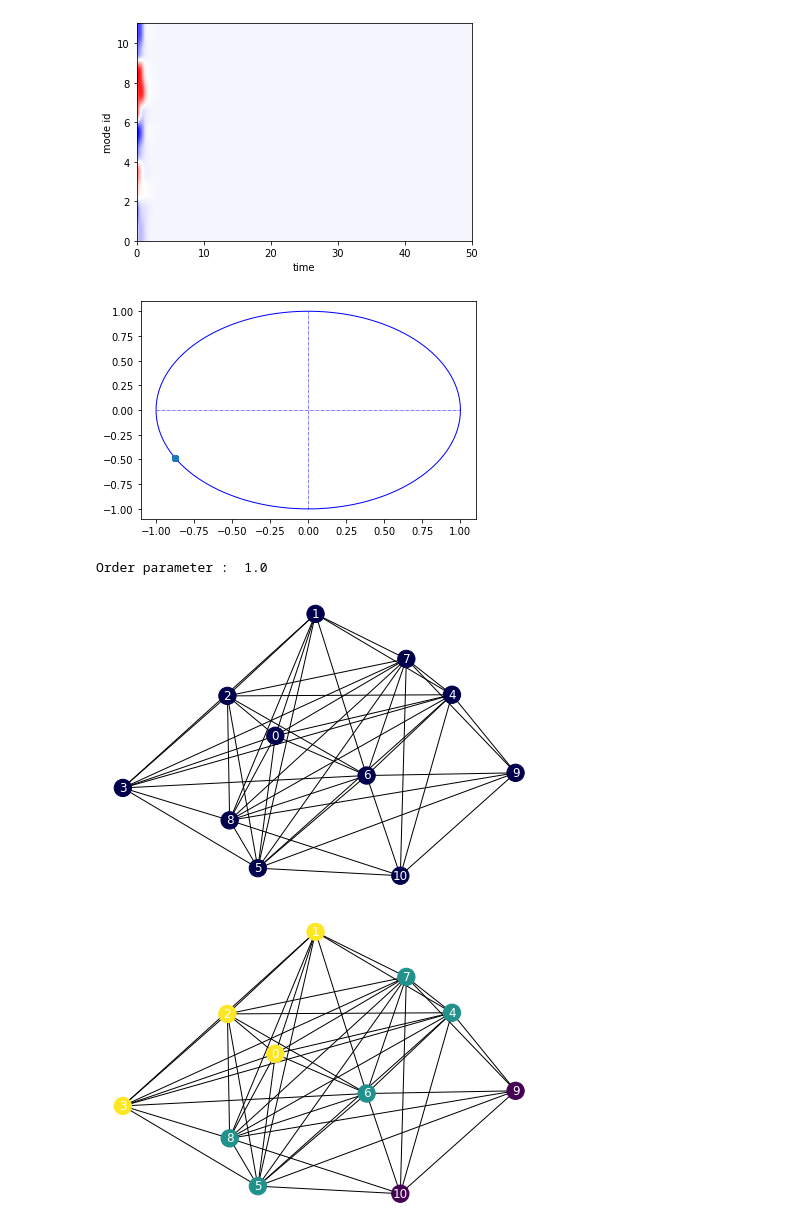
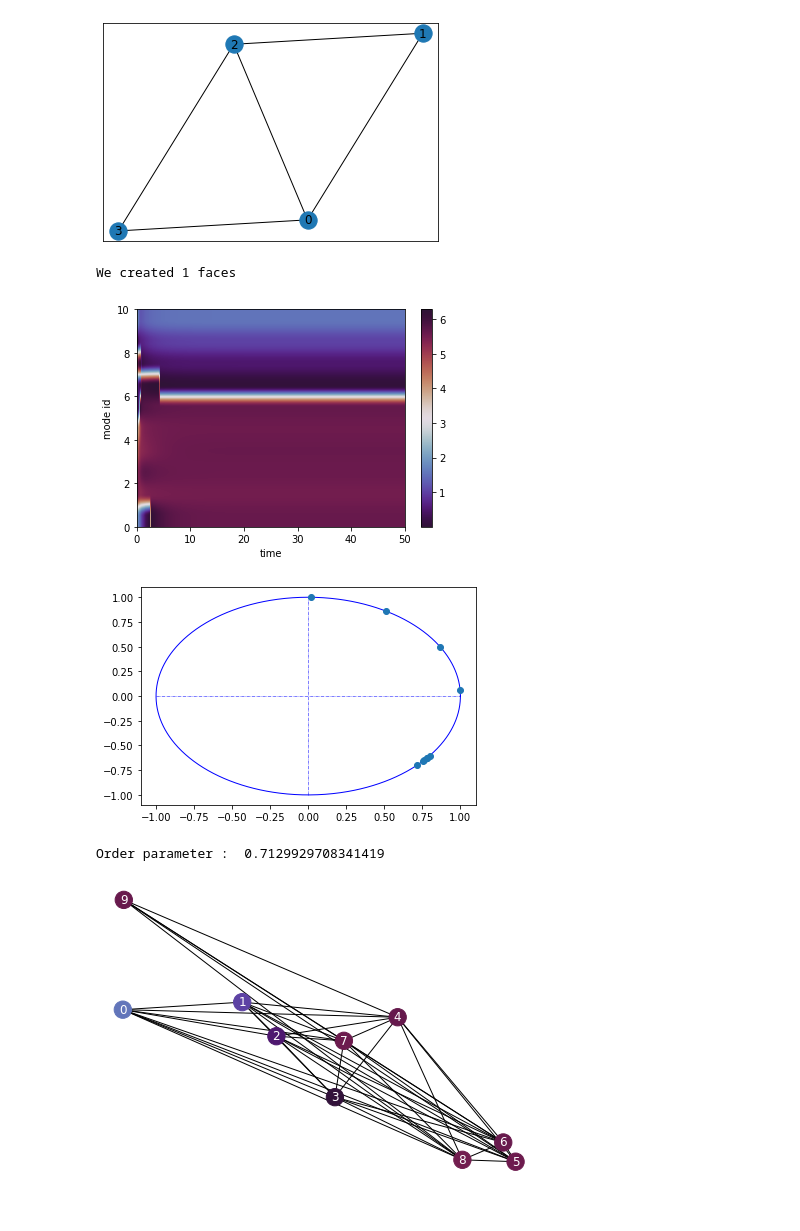
Before and after one commit to arnaudon/simplicial-kuramoto, a Jupyter notebook: notebooks/simple_example_node.ipynb, the cells around one changed output. Saved outputs shown, nothing was run; the diff lists cells and outputs as text; code cells hidden in the pictures.

```diff
--- a/notebooks/simple_example_node.ipynb
+++ b/notebooks/simple_example_node.ipynb
@@ -104,26 +137,46 @@ We created 0 faces
 # %%
-#np.random.seed(10)
-initial_phase=2*np.pi*np.random.rand(n_nodes+n_edges+n_faces)
+
+G=nx.cycle_graph(4)
+G.add_edge(0,2)
+plt.figure()
+nx.draw_networkx(G)
+plt.show()
+Cfe=SimplicialComplex(graph=G,faces=[(0,1,2)]) # full empty triangles
+
+# create projection onto nodes
+g = construct_simplicial_supra(Cfe)
+pos = nx.spring_layout(g)
+
+# reconstruct simplicial complex only for the integrator
+sim_com = SimplicialComplex(graph=g,faces=[],verbose=False)
+
+
+# set phase
+initial_phase=2*np.pi*np.random.rand(sim_com.n_nodes)
 t_max = 50
 n_t = 200
 
+# integrate node kuramoto
 result = integrate_node_kuramoto(sim_com, initial_phase, t_max, n_t, omega_0=None)
-plot_node_kuramoto(result)
 
 
+# plot results
+plot_node_kuramoto(result)
 plt.show()
+
+
 plot_unit_circle(result.y)
 op=plot_order_parameter(result.y,True,False)
 print('Order parameter : ',op[-1])
 
-phases = (result.y[:,-1] + np.pi) % (2 * np.pi) - np.pi
 plt.figure()
-nx.draw(g, pos=pos, cmap=plt.get_cmap('seismic'), node_color=phases , vmin=0, vmax=2*np.pi, with_labels=True, font_color='white')
-plt.figure()
-nx.draw(g, pos=pos, cmap=plt.get_cmap('viridis'), node_color=values, with_labels=True, font_color='white')
+nx.draw(g, pos=pos, cmap=plt.get_cmap('twilight_shifted'), node_color=result.y[:,-1] , vmin=0, vmax=2*np.pi, with_labels=True, font_color='white')
+
+plot_supra_embedding(g,pos)
 # %% [output]
-[figure, old version]
+[figure, new version]
+We created 1 faces
-[figure, old version]
+[figure, new version]
-Order parameter :  1.0
-[figure, old version]
+[figure, new version]
+Order parameter :  0.7129929708341419
-[figure, old version]
+[figure, new version]
```
Also changed, not shown: parts of 9 cells of this notebook, 4 other files.
